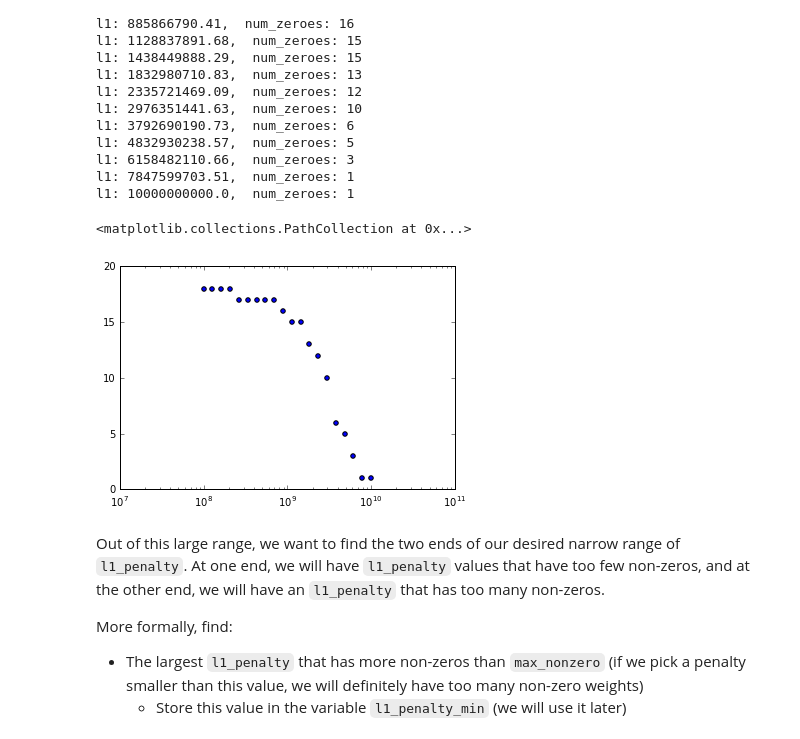
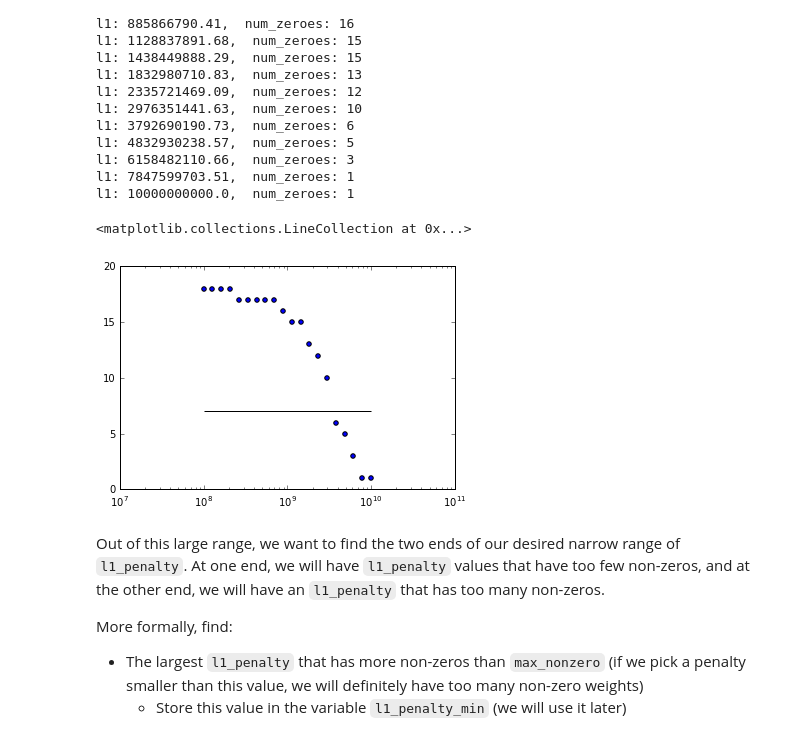
Before and after one commit to Libardo1/Regression-Fundamentals, a Jupyter notebook: week5/assignment5.1.ipynb, the cells around one changed output. Drawn from its saved outputs; the diff is of its cells as text; code cells hidden in the pictures.

```diff
--- a/week5/assignment5.1.ipynb
+++ b/week5/assignment5.1.ipynb
@@ -214,6 +220,7 @@ Now, implement a loop that search through this space of possible `l1_penalty` va
         * *Hint: `model['coefficients']['value']` gives you an SArray with the parameters you learned.  If you call the method `.nnz()` on it, you will find the number of non-zero parameters!*
 # %%
 n_zeros_list = []
+results = []
 for l1_penalty in np.logspace(8, 10, num=20):
     model = graphlab.linear_regression.create(training, target='price', features=all_features,
                                               validation_set=None,
@@ -221,6 +228,7 @@ for l1_penalty in np.logspace(8, 10, num=20):
                                               l2_penalty=0., l1_penalty=l1_penalty)
     n_zeros = model['coefficients']['value'].nnz()
     n_zeros_list.append(n_zeros)
+    results.append((l1_penalty, n_zeros))
     print "l1: {},  num_zeroes: {}".format(l1_penalty, n_zeros)
 
 #n_zeros_list
@@ -247,10 +255,12 @@ l1: 7847599703.51,  num_zeroes: 1
 l1: 10000000000.0,  num_zeroes: 1
 # %%
 plt.xscale('log')
+
 plt.scatter(np.logspace(8, 10, num=20), n_zeros_list)
+plt.hlines(7, min(np.logspace(8, 10, num=20)), max(np.logspace(8, 10, num=20)))
 # %% [output]
-<matplotlib.collections.PathCollection at 0x...>
+<matplotlib.collections.LineCollection at 0x...>
-[figure, old version]
+[figure, new version]
 # %% [markdown]
 Out of this large range, we want to find the two ends of our desired narrow range of `l1_penalty`.  At one end, we will have `l1_penalty` values that have too few non-zeros, and at the other end, we will have an `l1_penalty` that has too many non-zeros.
 
```
Also changed, not shown: parts of 10 cells of this notebook.
